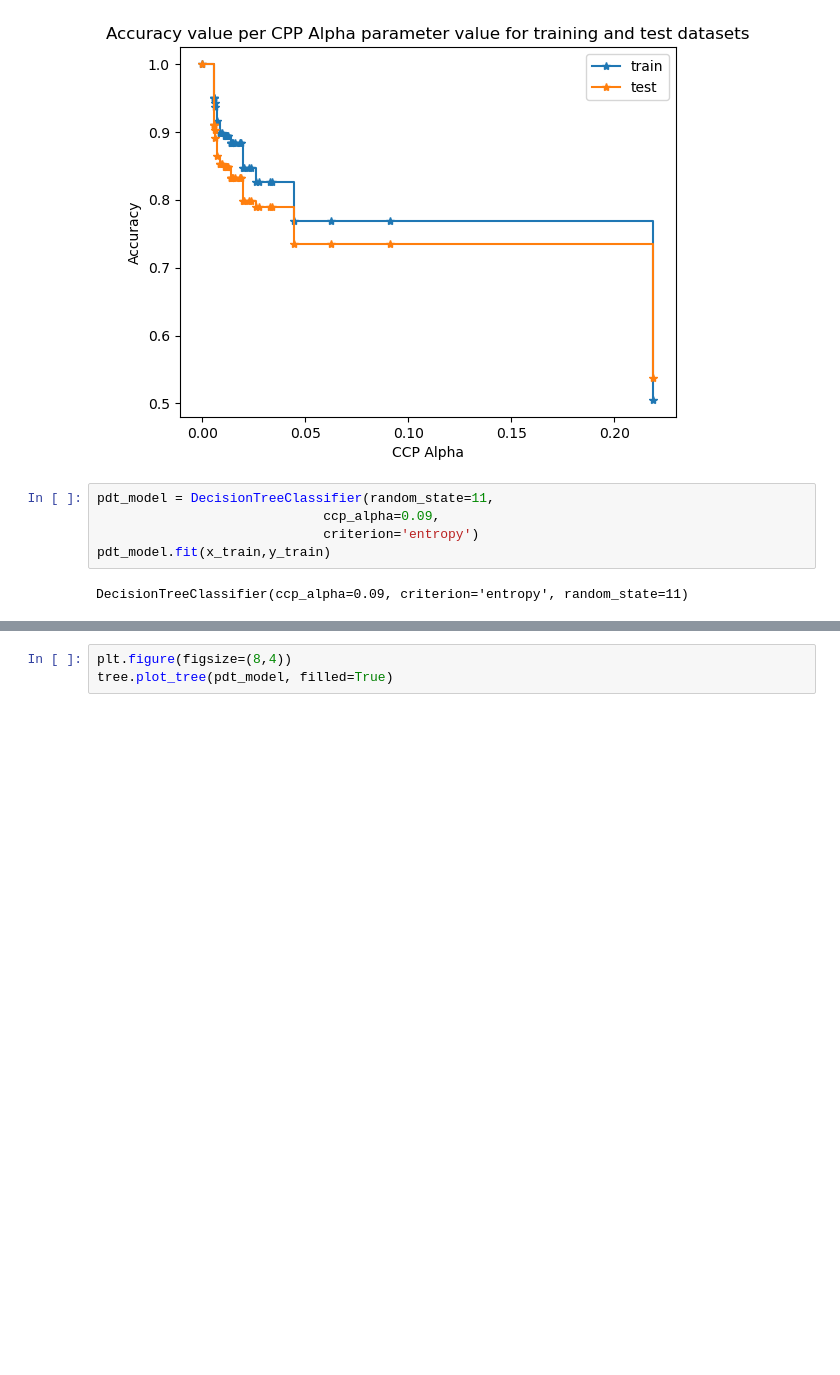
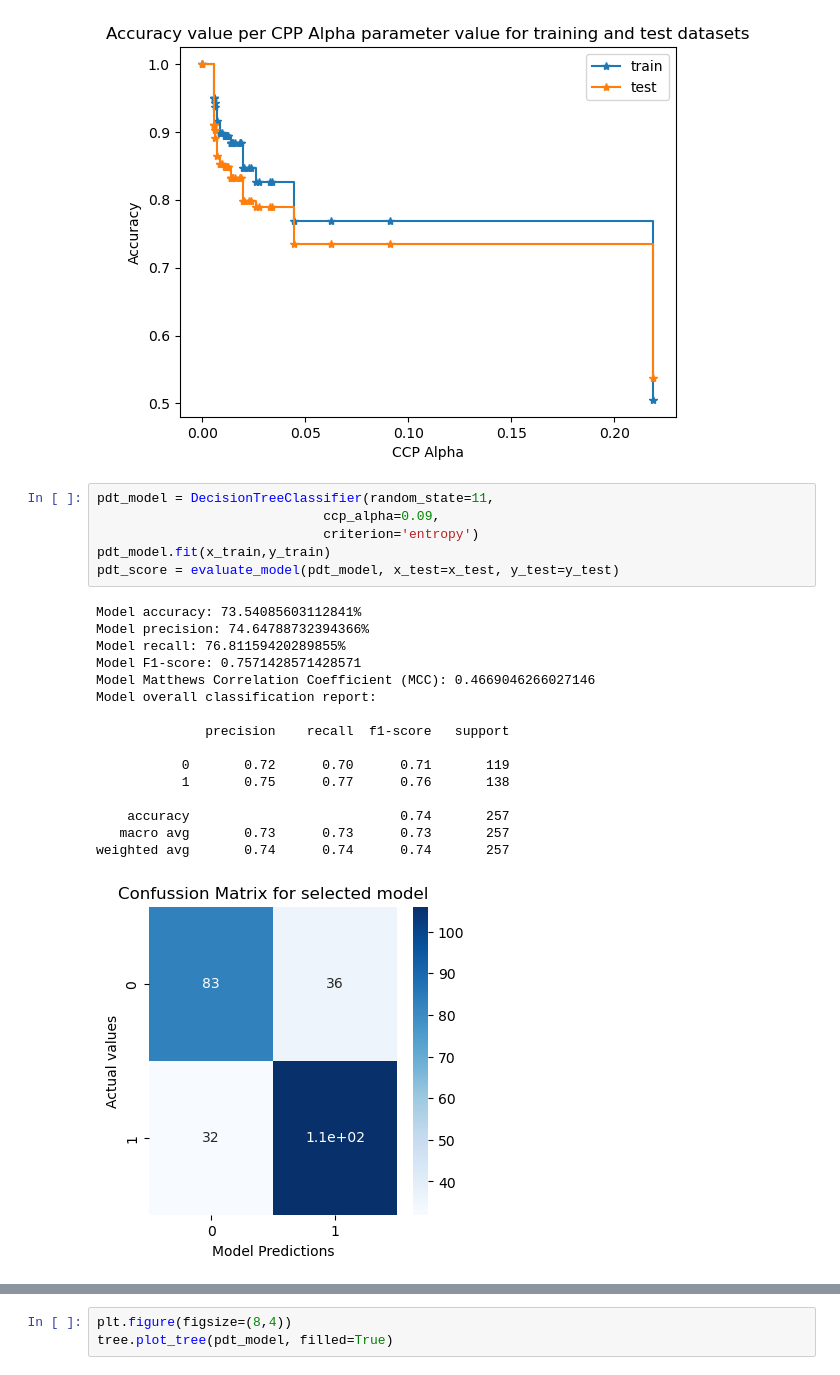
Before and after one commit to paulkli355/HeartFailure_Classification, a Jupyter notebook: classifier.ipynb, the cells around one changed output, grey strips where cells are left out. Cells and saved outputs as stored; diff of their text form; blank space fills up the shorter version.

```diff
--- a/classifier.ipynb
+++ b/classifier.ipynb
@@ -174,7 +163,23 @@ plt.show()
 # %%
 pdt_model = DecisionTreeClassifier(random_state=11,
                              ccp_alpha=0.09,
                              criterion='entropy')
 pdt_model.fit(x_train,y_train)
+pdt_score = evaluate_model(pdt_model, x_test=x_test, y_test=y_test)
 # %% [output]
-DecisionTreeClassifier(ccp_alpha=0.09, criterion='entropy', random_state=11)
+Model accuracy: 73.54085603112841%
+Model precision: 74.64788732394366%
+Model recall: 76.81159420289855%
+Model F1-score: 0.7571428571428571
+Model Matthews Correlation Coefficient (MCC): 0.4669046266027146
+Model overall classification report:
+
+              precision    recall  f1-score   support
+
+           0       0.72      0.70      0.71       119
+           1       0.75      0.77      0.76       138
+
+    accuracy                           0.74       257
+   macro avg       0.73      0.73      0.73       257
+weighted avg       0.74      0.74      0.74       257
+[figure, added]
```
Also changed, not shown: parts of 25 cells of this notebook, 2 other files.
